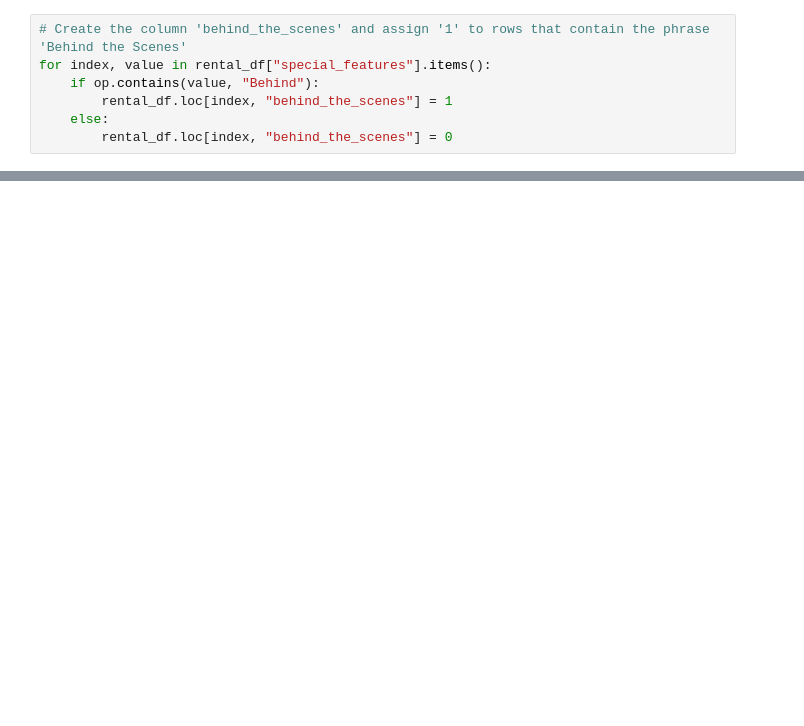
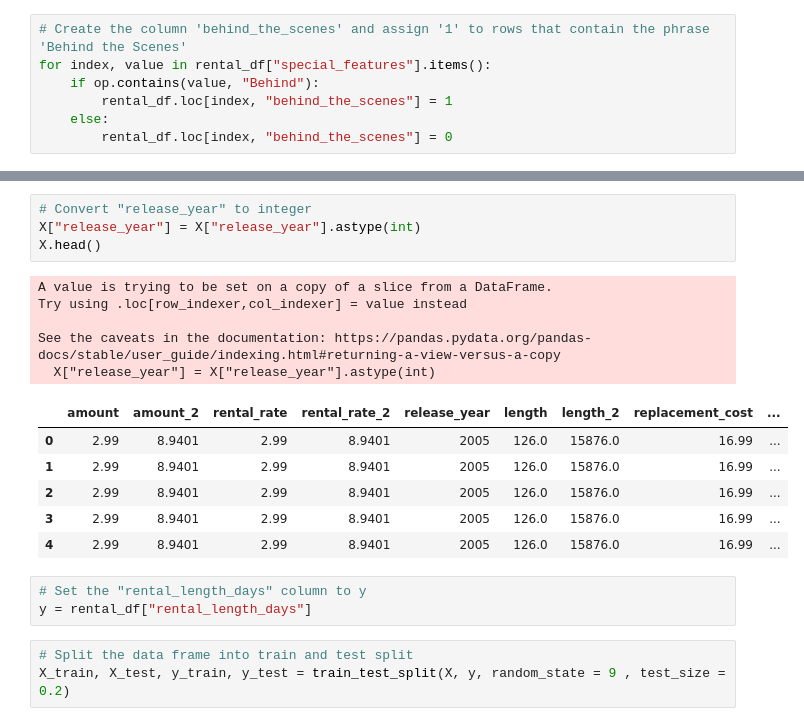
Before and after one commit to uyenhoang99/Real-World-Projects, a Jupyter notebook: Python/predicting_movie_rental_durations.ipynb, the cells around one changed output, grey strips where cells are left out. Cells and saved outputs as stored; diff of their text form; blank space fills up the shorter version.

```diff
--- a/Python/predicting_movie_rental_durations.ipynb
+++ b/Python/predicting_movie_rental_durations.ipynb
@@ -142,0 +182,22 @@ rental_df.sample(n = 15, replace = False)
+# %%
+# Convert "release_year" to integer
+X["release_year"] = X["release_year"].astype(int)
+X.head()
+# %% [output]
+A value is trying to be set on a copy of a slice from a DataFrame.
+Try using .loc[row_indexer,col_indexer] = value instead
+
+See the caveats in the documentation: https://pandas.pydata.org/pandas-docs/stable/user_guide/indexing.html#returning-a-view-versus-a-copy
+  X["release_year"] = X["release_year"].astype(int)
+|  | amount | amount_2 | rental_rate | rental_rate_2 | release_year | length | length_2 | replacement_cost | ... |
+| 0 | 2.99 | 8.9401 | 2.99 | 8.9401 | 2005 | 126.0 | 15876.0 | 16.99 | ... |
+| 1 | 2.99 | 8.9401 | 2.99 | 8.9401 | 2005 | 126.0 | 15876.0 | 16.99 | ... |
+| 2 | 2.99 | 8.9401 | 2.99 | 8.9401 | 2005 | 126.0 | 15876.0 | 16.99 | ... |
+| 3 | 2.99 | 8.9401 | 2.99 | 8.9401 | 2005 | 126.0 | 15876.0 | 16.99 | ... |
+| 4 | 2.99 | 8.9401 | 2.99 | 8.9401 | 2005 | 126.0 | 15876.0 | 16.99 | ... |
+# %%
+# Set the "rental_length_days" column to y
+y = rental_df["rental_length_days"]
+# %%
+# Split the data frame into train and test split
+X_train, X_test, y_train, y_test = train_test_split(X, y, random_state = 9 , test_size = 0.2)
```
Also changed, not shown: parts of 16 cells of this notebook.
